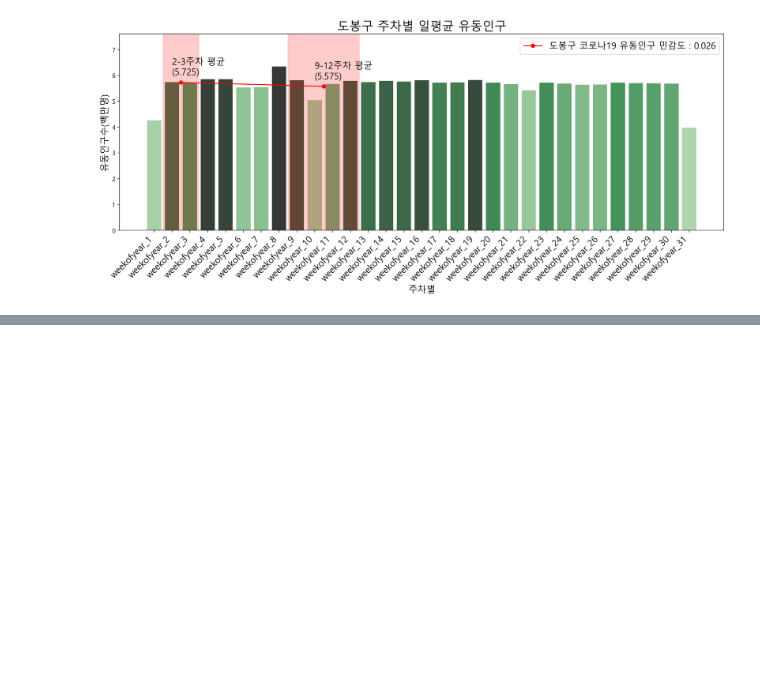
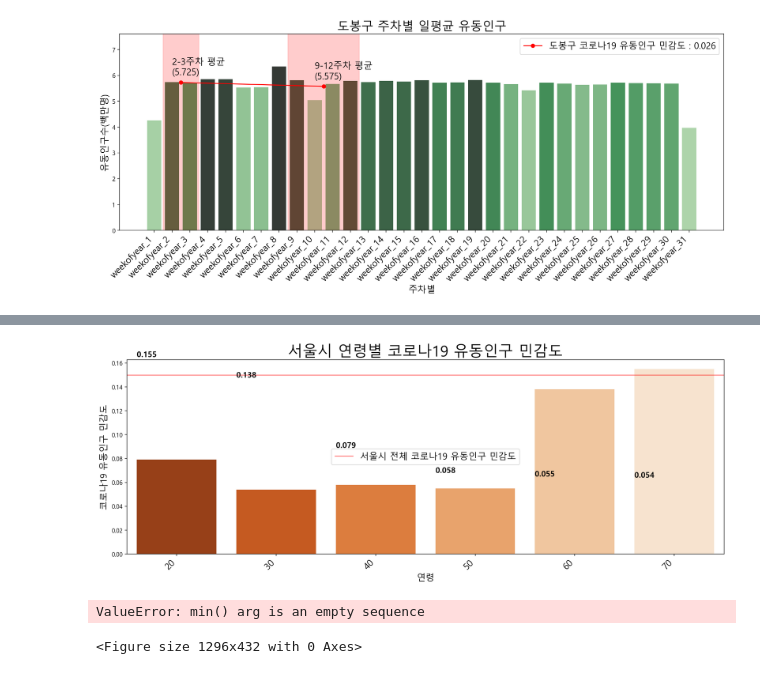
Before and after one commit to Changyoon-Lee/big_contest, a Jupyter notebook: 구별 코로나 민감도/코로나 확진 연령별 민감도 구하기.ipynb, the cells around one changed output, grey strips where cells are left out. Cells and saved outputs as stored; diff of their text form; code cells hidden in the pictures; blank space fills up the shorter version.

```diff
--- a/구별 코로나 민감도/코로나 확진 연령별 민감도 구하기.ipynb
+++ b/구별 코로나 민감도/코로나 확진 연령별 민감도 구하기.ipynb
@@ -243,0 +316,3 @@ plot_region_fpop(df=timegu, gu_nm='도봉구')
+# %%
+k = age_gu.reset_index()
+k
@@ -243,0 +333,23 @@ plot_region_fpop(df=timegu, gu_nm='도봉구')
+# %%
+tmp_list = []
+for age in k.age.unique():
+  tmp_df = k[k.age==age]
+  tmp_pre = tmp_df.loc[k.week.isin(range(2,4)), 'ppl'].mean()
+  tmp_post = tmp_df.loc[k.week.isin(range(9, 12)), 'ppl'].mean()
+  tmp_sensitivity = round((tmp_pre - tmp_post)/tmp_pre, 3)
+  tmp_list.append(tmp_sensitivity)
+
+fpop_sensitivity_gu = pd.DataFrame({'연령':k.age.unique(), '코로나19_유동인구_민감도':tmp_list})\
+                        .sort_values('코로나19_유동인구_민감도', ascending=False).reset_index(drop=True)
+
+# 자치구별 코로나19 유동인구 민감도 막대 그래프
+plot_region_fpop_sensitivity(df=fpop_sensitivity_gu, x_axis='연령')
+# %% [output]
+[figure, added]
+# %%
+plot_region_age_fpop(k, gu_nm='20')
+plot_region_age_fpop(k, gu_nm='30')
+plot_region_age_fpop(k, gu_nm='70')
+# %% [output]
+ValueError: min() arg is an empty sequence
+<Figure size 1296x432 with 0 Axes>
```
Also changed, not shown: parts of 11 cells of this notebook, 1 other file.
